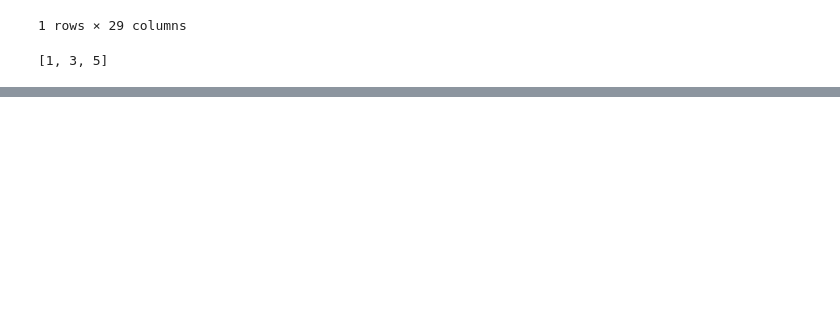
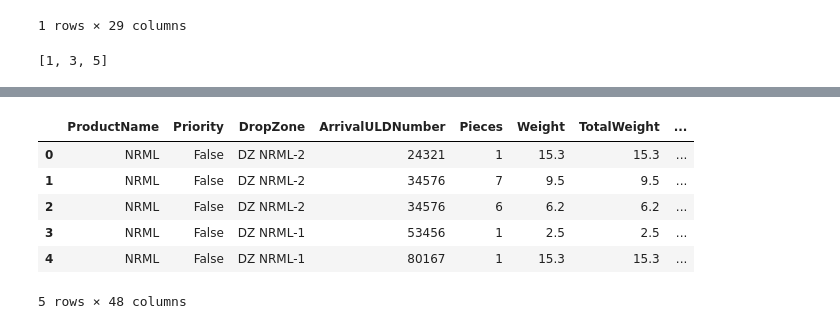
Before and after one commit to zanynik/rwth_opt, a Jupyter notebook: Gurobi - Air_Cargo_Time_Discreate_BU_zone.ipynb, the cells around one changed output, grey strips where cells are left out. Saved outputs shown, nothing was run; the diff lists cells and outputs as text; code cells hidden in the pictures; blank space fills up the shorter version.

```diff
--- a/Gurobi - Air_Cargo_Time_Discreate_BU_zone.ipynb
+++ b/Gurobi - Air_Cargo_Time_Discreate_BU_zone.ipynb
@@ -617,0 +613,10 @@ list(range(1, 7, 2))
+# %%
+booking_new_BU.head()
+# %% [output]
+|  | ProductName | Priority | DropZone | ArrivalULDNumber | Pieces | Weight | TotalWeight | ... |
+| 0 | NRML | False | DZ NRML-2 | 24321 | 1 | 15.3 | 15.3 | ... |
+| 1 | NRML | False | DZ NRML-2 | 34576 | 7 | 9.5 | 9.5 | ... |
+| 2 | NRML | False | DZ NRML-2 | 34576 | 6 | 6.2 | 6.2 | ... |
+| 3 | NRML | False | DZ NRML-1 | 53456 | 1 | 2.5 | 2.5 | ... |
+| 4 | NRML | False | DZ NRML-1 | 80167 | 1 | 15.3 | 15.3 | ... |
+5 rows × 48 columns
```
Also changed, not shown: parts of 50 cells of this notebook.
